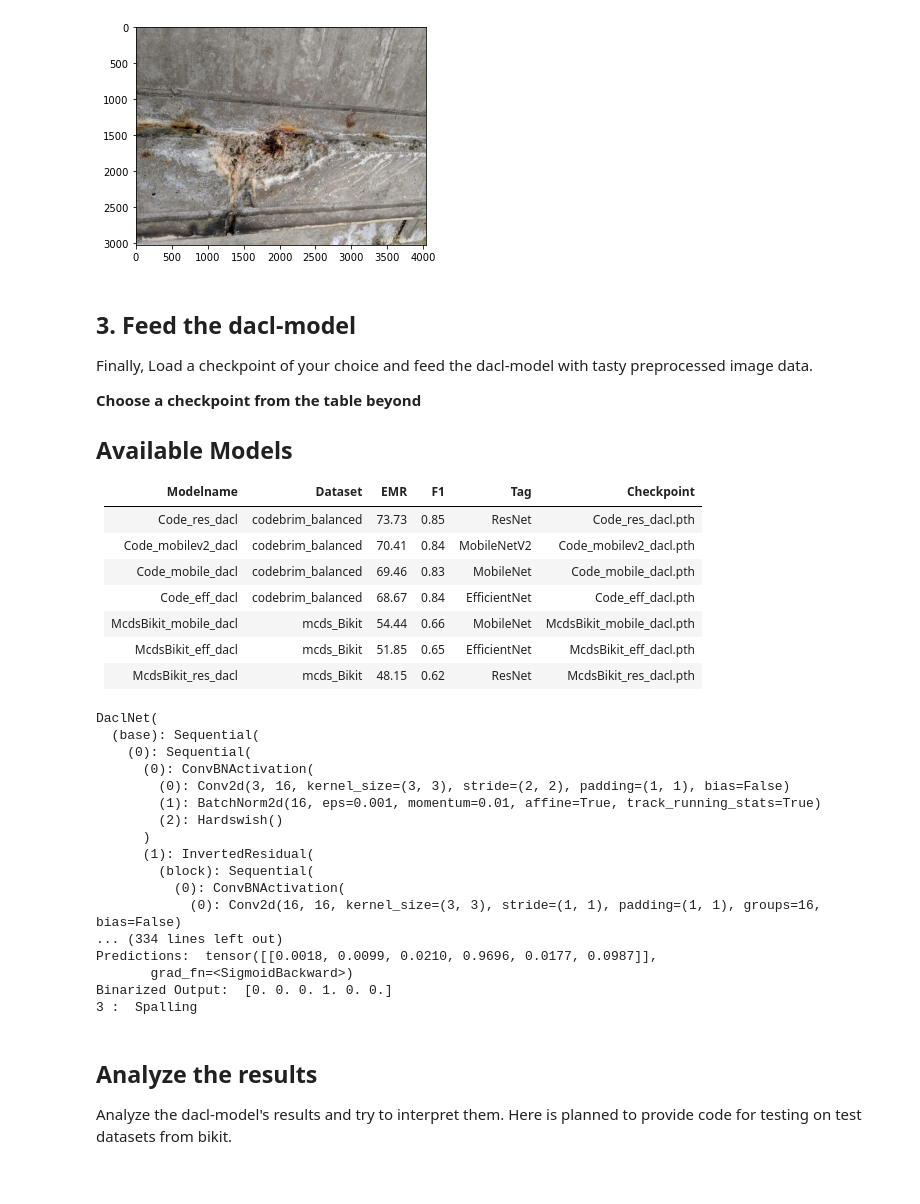
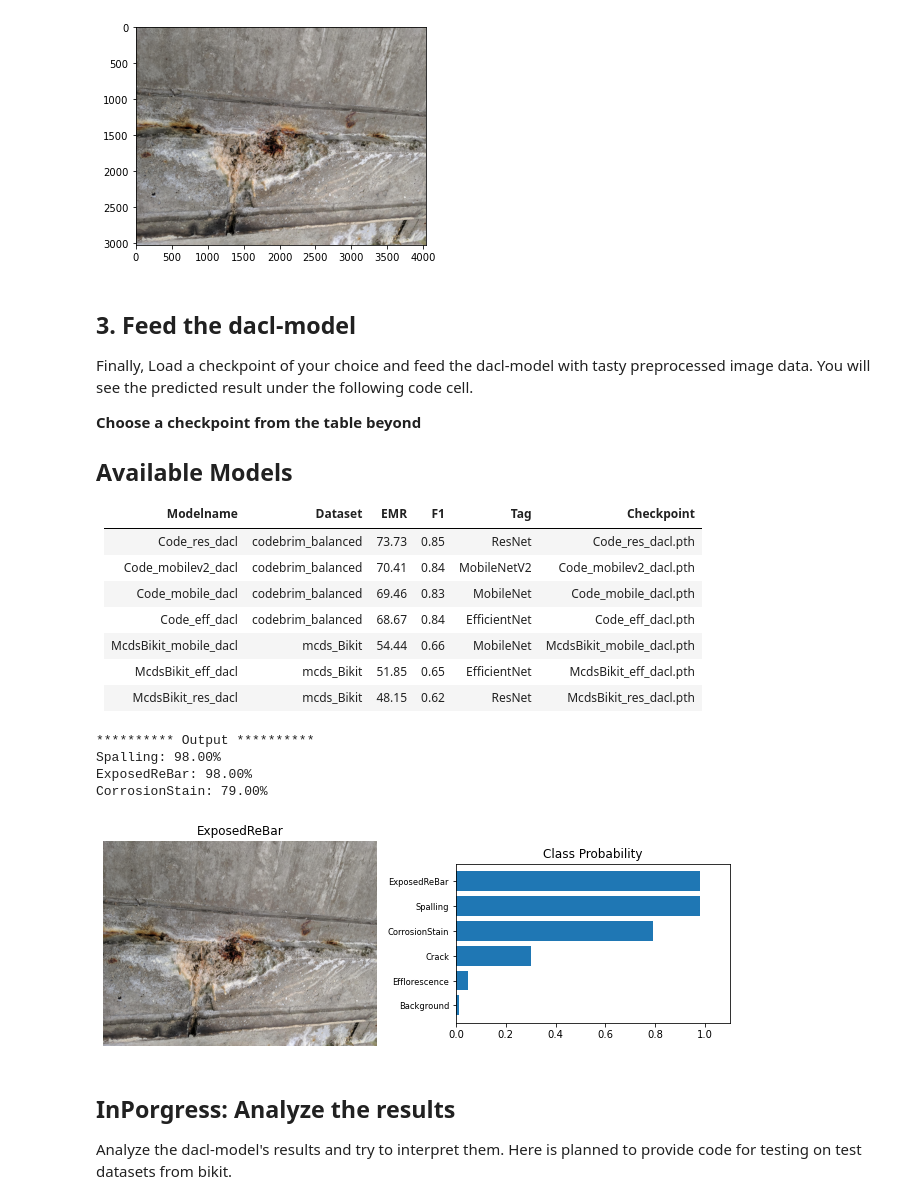
Before and after one commit to jfltzngr/dacl-demo, a Jupyter notebook: demo.ipynb, the cells around one changed output. Saved outputs shown, nothing was run; the diff lists cells and outputs as text; code cells hidden in the pictures.

```diff
--- a/demo.ipynb
+++ b/demo.ipynb
@@ -229,7 +270,7 @@ The datatype of the preprocessed image is: torch.float32 and it's shape is: torc
 [figure]
 # %% [markdown]
 ## 3. Feed the dacl-model
-Finally, Load a checkpoint of your choice and feed the dacl-model with tasty preprocessed image data.
+Finally, Load a checkpoint of your choice and feed the dacl-model with tasty preprocessed image data. You will see the predicted result under the following code cell.
 
 **Choose a checkpoint from the table beyond**
 
@@ -246,55 +287,47 @@ Finally, Load a checkpoint of your choice and feed the dacl-model with tasty pre
 | McdsBikit_res_dacl    | mcds_Bikit        | 48.15 | 0.62 | ResNet       | McdsBikit_res_dacl.pth    |
 # %%
 # Choose which checkpoint/model you want to load from the table above:
-cp_name = 'meta4_hta_mobilenet_silvery-firefly-11.pth'
+cp_name = 'Code_res_dacl.pth'
 
 cp = torch.load('models/' + cp_name)
 model = DaclNet(base_name=cp['base'], resolution = cp['resolution'], hidden_layers=cp['hidden_layers'],
 				drop_prob=cp['drop_prob'], num_class=cp['num_class'])
 model.load_state_dict(cp['state_dict'])
 model.eval()
-print(model)
 # Now let's feed the dacl-model in order to  classify the image that we imported at the beginning:
 logits = model(img_proc)
 
 # Apply sigmoid activation to get predictions:
-preds = torch.sigmoid(logits).float()
+preds = torch.sigmoid(logits).float().squeeze(0)
 
 # Binarize results:
 threshold = .5 # Which threshold do you want to choose for binarization of predictions (for bikit .5 was chosen)
-bin = np.array(preds.squeeze(0) > threshold, dtype=float)
+bin = np.array(preds > threshold, dtype=float)
 
 # Here are our damage-class-names stored with the according position in the output vector:
 with open('cat_to_name.json', 'r') as f:
 	cat_to_name = json.load(f)[cp['dataset']]
-	print('Position and name of class according to the order in the output cvector:\n', cat_to_name)
 
 # Output:
+# Make a dict with the predictions:
+preds_dict = {v:round(preds[int(k)].item(),2) for k,v in cat_to_name.items()}
 # print('This is the model you have just created:\n', model)
 print('*'*10, 'Output', '*'*10)
-print('Predictions: ', preds)
-print('Binarized Output: ', bin)
-for i,r in enumerate(bin):
-	if r != 0:
-		print(i, ': ', cat_to_name[str(i)])
+# print(preds_dict)
+# print('Predictions: ', preds)
+# print('Binarized Output: ', bin)
+for k,v in preds_dict.items():
+	if v > .5:
+		print('%s: %.2f%%' % (k,v*100))
+
+# View the classified and it's predictions
+view_classify(img_path, preds_dict)
 # %% [output]
-DaclNet(
-  (base): Sequential(
-    (0): Sequential(
-      (0): ConvBNActivation(
-        (0): Conv2d(3, 16, kernel_size=(3, 3), stride=(2, 2), padding=(1, 1), bias=False)
-        (1): BatchNorm2d(16, eps=0.001, momentum=0.01, affine=True, track_running_stats=True)
-        (2): Hardswish()
-      )
-      (1): InvertedResidual(
-        (block): Sequential(
-          (0): ConvBNActivation(
-            (0): Conv2d(16, 16, kernel_size=(3, 3), stride=(1, 1), padding=(1, 1), groups=16, bias=False)
-... (334 lines left out)
-Predictions:  tensor([[0.0018, 0.0099, 0.0210, 0.9696, 0.0177, 0.0987]],
-       grad_fn=<SigmoidBackward>)
-Binarized Output:  [0. 0. 0. 1. 0. 0.]
-3 :  Spalling
+********** Output **********
+Spalling: 98.00%
+ExposedReBar: 98.00%
+CorrosionStain: 79.00%
+[figure, added]
 # %% [markdown]
-## Analyze the results
+## InPorgress: Analyze the results
 Analyze the dacl-model's results and try to interpret them. Here is planned to provide code for testing on test datasets from bikit.
```
Also changed, not shown: parts of 4 cells of this notebook, 9 other files.
